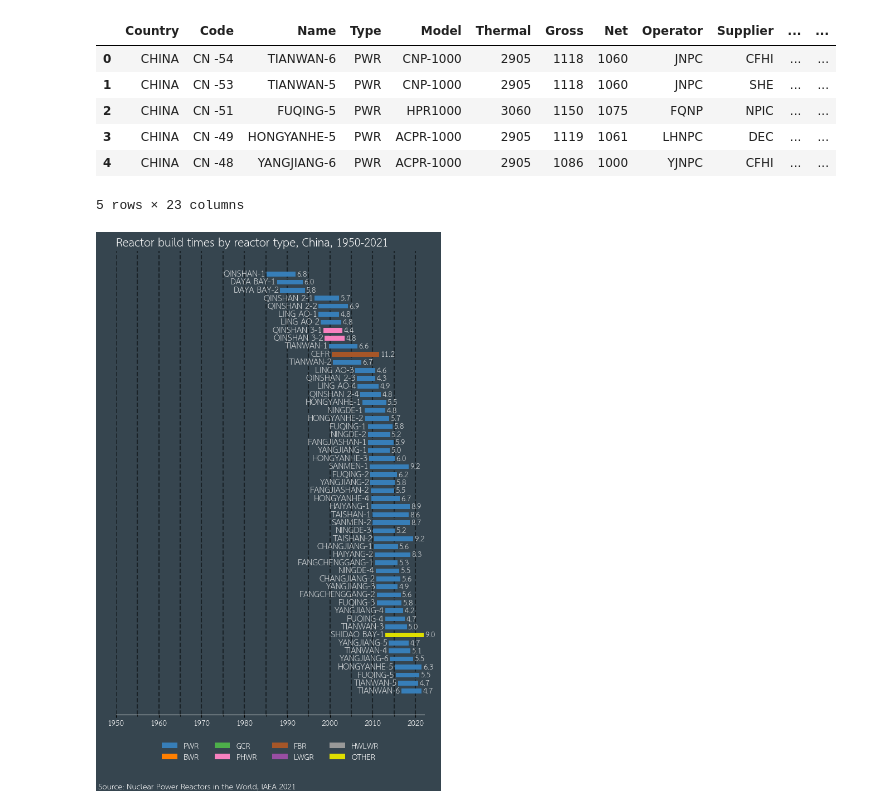
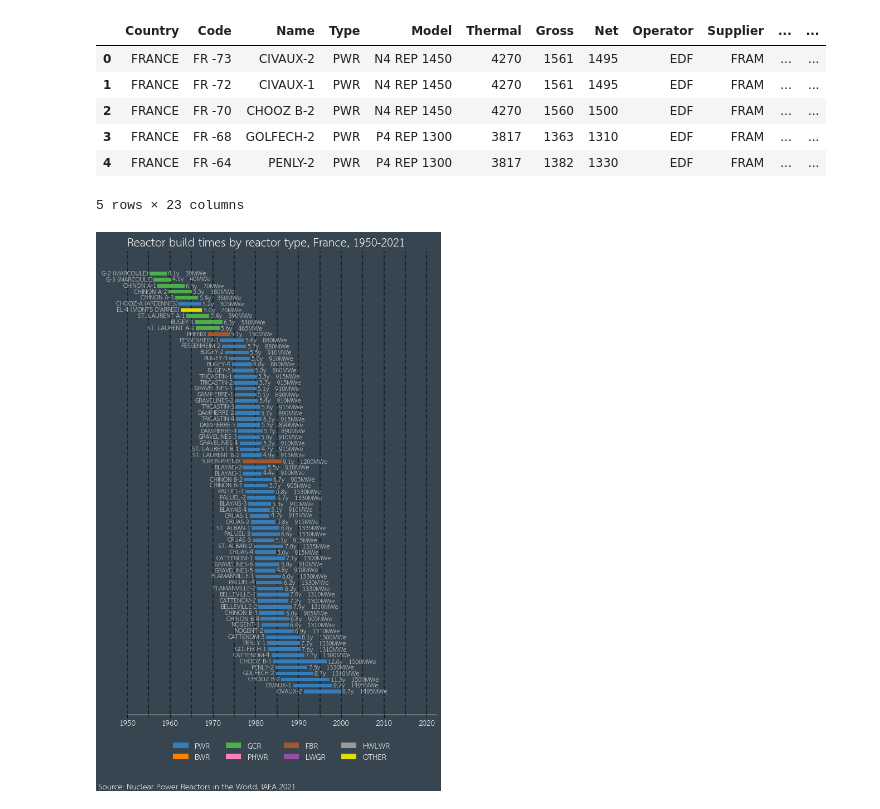
Before and after one commit to guimarais/iaea_reactors, a Jupyter notebook: 03.1-ConstructionsOperations-SingleCountry.ipynb, the cells around one changed output. Drawn from its saved outputs; the diff is of its cells as text; code cells hidden in the pictures.

```diff
--- a/03.1-ConstructionsOperations-SingleCountry.ipynb
+++ b/03.1-ConstructionsOperations-SingleCountry.ipynb
@@ -10,7 +10,7 @@ from datetime import datetime, timedelta
 sns.set_style({'font.sans-serif':'Laksaman'})
 #sns.set_style('whitegrid', {'font.sans-serif':'Laksaman'})
 # %%
-Country = 'China'
+Country = 'France'
 # %%
 #dr = pd.read_csv("./datasets_clean/all_reactors.csv")
 dr = pd.read_csv("./datasets_clean/2021Table14_clean.csv")
@@ -57,11 +57,11 @@ dr.reset_index(inplace=True, drop=True)
 dr.head()
 # %% [output]
 |  | Country | Code | Name | Type | Model | Thermal | Gross | Net | Operator | Supplier | ... | ... |
-| 0 | CHINA | CN -54 | TIANWAN-6 | PWR | CNP-1000 | 2905 | 1118 | 1060 | JNPC | CFHI | ... | ... |
-| 1 | CHINA | CN -53 | TIANWAN-5 | PWR | CNP-1000 | 2905 | 1118 | 1060 | JNPC | SHE | ... | ... |
-| 2 | CHINA | CN -51 | FUQING-5 | PWR | HPR1000 | 3060 | 1150 | 1075 | FQNP | NPIC | ... | ... |
-| 3 | CHINA | CN -49 | HONGYANHE-5 | PWR | ACPR-1000 | 2905 | 1119 | 1061 | LHNPC | DEC | ... | ... |
-| 4 | CHINA | CN -48 | YANGJIANG-6 | PWR | ACPR-1000 | 2905 | 1086 | 1000 | YJNPC | CFHI | ... | ... |
+| 0 | FRANCE | FR -73 | CIVAUX-2 | PWR | N4 REP 1450 | 4270 | 1561 | 1495 | EDF | FRAM | ... | ... |
+| 1 | FRANCE | FR -72 | CIVAUX-1 | PWR | N4 REP 1450 | 4270 | 1561 | 1495 | EDF | FRAM | ... | ... |
+| 2 | FRANCE | FR -70 | CHOOZ B-2 | PWR | N4 REP 1450 | 4270 | 1560 | 1500 | EDF | FRAM | ... | ... |
+| 3 | FRANCE | FR -68 | GOLFECH-2 | PWR | P4 REP 1300 | 3817 | 1363 | 1310 | EDF | FRAM | ... | ... |
+| 4 | FRANCE | FR -64 | PENLY-2 | PWR | P4 REP 1300 | 3817 | 1382 | 1330 | EDF | FRAM | ... | ... |
 5 rows × 23 columns
 # %%
 ##### PLOT #####
@@ -131,37 +131,37 @@ c_dict = {'PWR  ':'#377eb8',
           'HTGR ':'#dede00',#'#e41a1c',
           'HWGCR':'#dede00',
           'SGHWR':'#dede00',
           'X    ':'#dede00'}
 
 
 ##### LEGENDS #####
 legend_elements = [Patch(facecolor='#377eb8', label='PWR'),
                    Patch(facecolor='#ff7f00', label='BWR'),
                    Patch(facecolor='#4daf4a', label='GCR'),
                    Patch(facecolor='#f781bf', label='PHWR'),
                    Patch(facecolor='#a65628', label='FBR'),
                    Patch(facecolor='#984ea3', label='LWGR'),
                    Patch(facecolor='#999999', label='HWLWR'),
                    Patch(facecolor='#dede00', label='OTHER')
                   ]
 
 for idx, row in dr.iterrows():
     ax.text(row.ctime_y + row.ctime_start + 0.3, idx,
-            "%.1f"%(row.ctime_y),
-            va='center', ha='left', alpha=0.8, color='w')
+            "%.1f"%(row.ctime_y) + "y   " +"%d"%(row.Net)+"MWe",
+            va='center', ha='left', alpha=0.8, color='w', fontsize=8)
     ax.text(row.ctime_start - 0.3, idx,
             row.Name,
-            va='center', ha='right', alpha=0.8, color='w', fontsize=11)
+            va='center', ha='right', alpha=0.8, color='w', fontsize=8)
 
 
 
 legend = ax1.legend(handles=legend_elements, loc='upper center', ncol=4, frameon=False)
 plt.setp(legend.get_texts(), color='w')
 
 plt.savefig("ReactorBuild.png", dpi=300)
 plt.show()
 # %% [output]
-[figure, old version]
+[figure, new version]
 # %%
 #
 # %%
```
Also changed, not shown: 5 other files.
